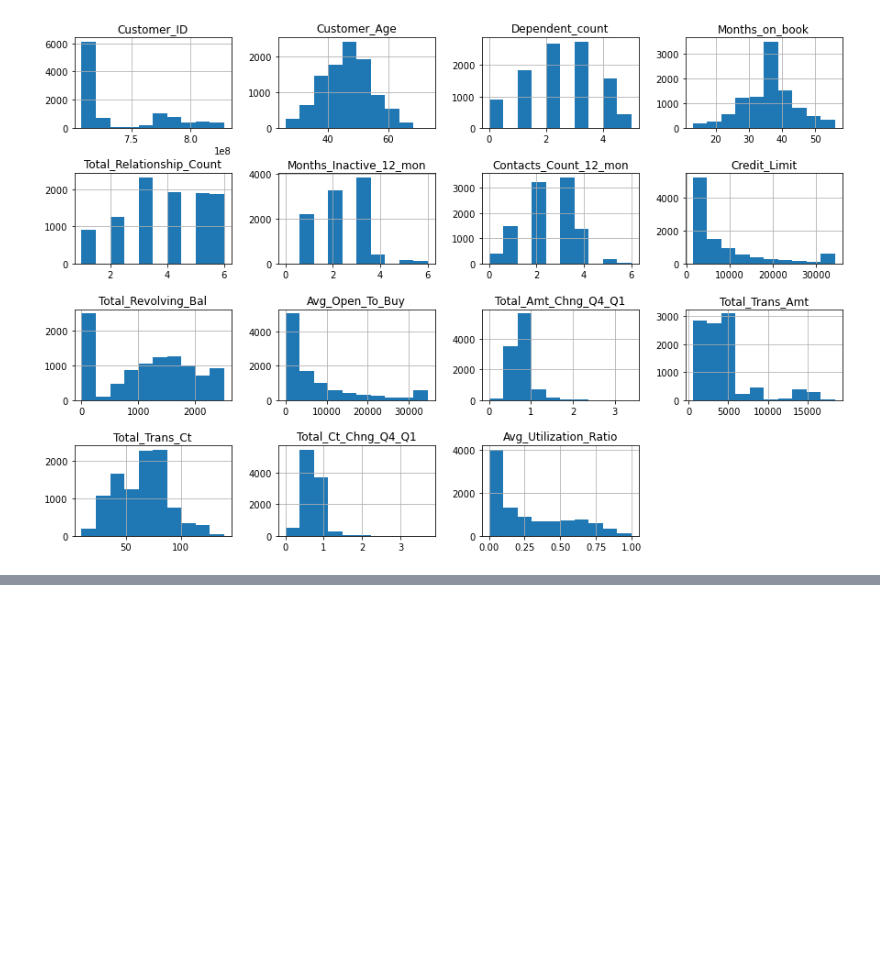
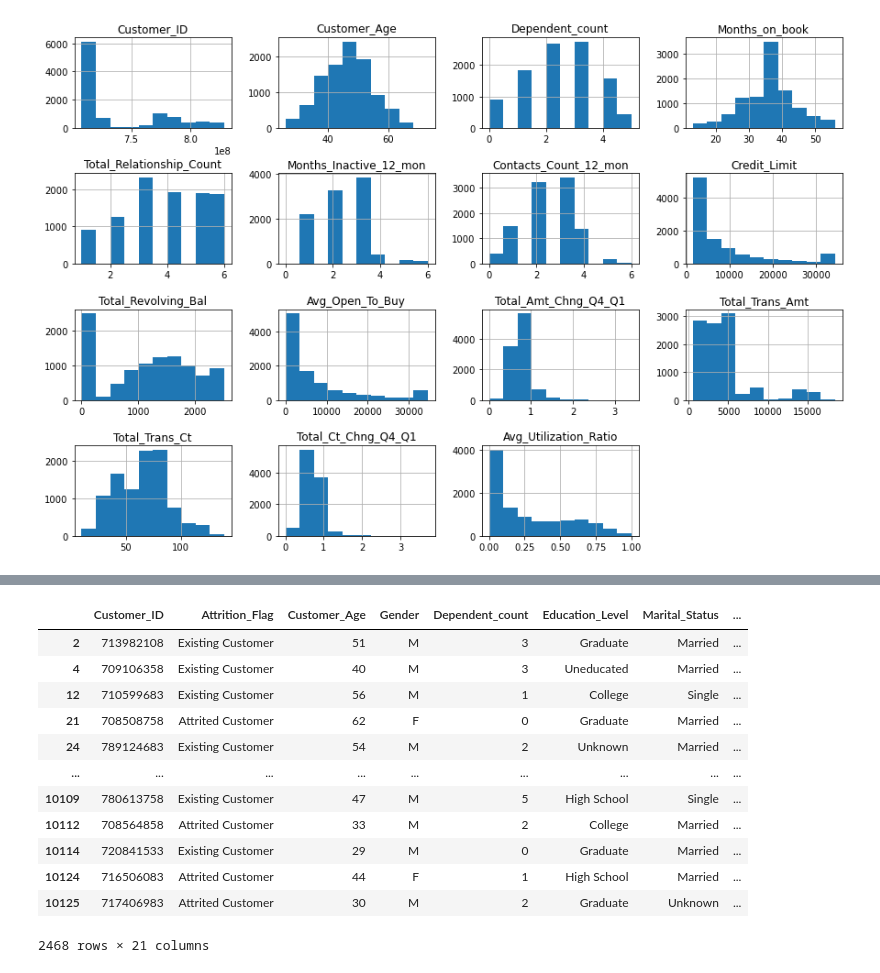
Before and after one commit to elpea74/CapstoneTwo, a Jupyter notebook: Capstone 2 Data Cleaning.ipynb, the cells around one changed output, grey strips where cells are left out. Drawn from its saved outputs; the diff is of its cells as text; code cells hidden in the pictures; blank space fills up the shorter version.

```diff
--- a/Capstone 2 Data Cleaning.ipynb
+++ b/Capstone 2 Data Cleaning.ipynb
@@ -175,0 +195,17 @@ plt.subplots_adjust(hspace=0.5);
+# %%
+# Check to see if there are rows with 0 revolving balance but at least 1 transaction in the last 12 months
+bank_data[(bank_data['Total_Revolving_Bal'] == 0) & (bank_data['Total_Trans_Ct'] > 0)]
+# %% [output]
+|  | Customer_ID | Attrition_Flag | Customer_Age | Gender | Dependent_count | Education_Level | Marital_Status | ... |
+| 2 | 713982108 | Existing Customer | 51 | M | 3 | Graduate | Married | ... |
+| 4 | 709106358 | Existing Customer | 40 | M | 3 | Uneducated | Married | ... |
+| 12 | 710599683 | Existing Customer | 56 | M | 1 | College | Single | ... |
+| 21 | 708508758 | Attrited Customer | 62 | F | 0 | Graduate | Married | ... |
+| 24 | 789124683 | Existing Customer | 54 | M | 2 | Unknown | Married | ... |
+| ... | ... | ... | ... | ... | ... | ... | ... | ... |
+| 10109 | 780613758 | Existing Customer | 47 | M | 5 | High School | Single | ... |
+| 10112 | 708564858 | Attrited Customer | 33 | M | 2 | College | Married | ... |
+| 10114 | 720841533 | Existing Customer | 29 | M | 0 | Graduate | Married | ... |
+| 10124 | 716506083 | Attrited Customer | 44 | F | 1 | High School | Married | ... |
+| 10125 | 717406983 | Attrited Customer | 30 | M | 2 | Graduate | Unknown | ... |
+2468 rows × 21 columns
```
Also changed, not shown: parts of 13 cells of this notebook, 1 other file.
